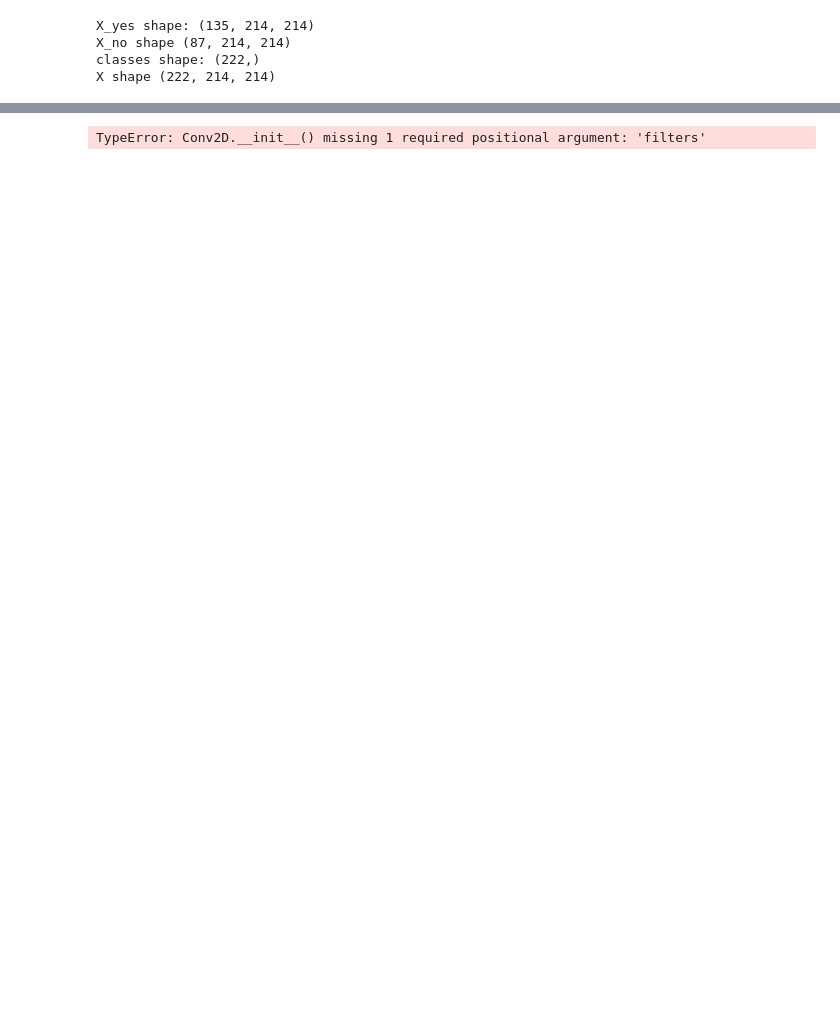
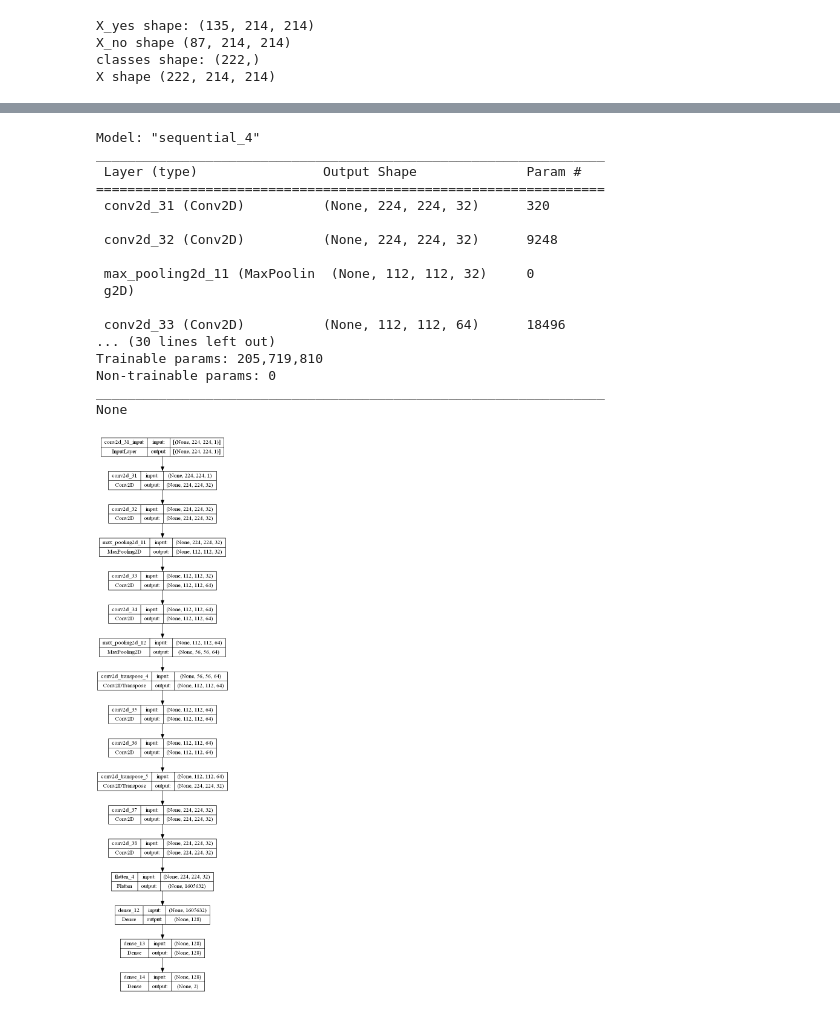
Before and after one commit to BittingBarracuda/BTD_Python, a Jupyter notebook: nn2_train.ipynb, the cells around one changed output, grey strips where cells are left out. Drawn from its saved outputs; the diff is of its cells as text; code cells hidden in the pictures; blank space fills up the shorter version.

```diff
--- a/nn2_train.ipynb
+++ b/nn2_train.ipynb
@@ -145,28 +153,47 @@ None
 # %%
 lu_net = keras.Sequential([
     # LAYER 1
     Conv2D(filters=32, kernel_size=(3, 3), strides=1, padding='same', input_shape=(SIZE_H, SIZE_V, 1), activation='elu'),
     Conv2D(filters=32, kernel_size=(3, 3), strides=1, padding='same', activation='elu'),
-    MaxPooling2D(pool_size=(3, 3), strides=2),
+    MaxPooling2D(pool_size=(2, 2), strides=2),
     # LAYER 2
     Conv2D(filters=64, kernel_size=(3, 3), strides=1, padding='same', activation='elu'),
     Conv2D(filters=64, kernel_size=(3, 3), strides=1, padding='same', activation='elu'),
-    MaxPooling2D(pool_size=(3, 3), strides=2),
+    MaxPooling2D(pool_size=(2, 2), strides=2),
     # LAYER 3
     Conv2DTranspose(filters=64, kernel_size=(2, 2), strides=2, padding='same', activation='elu'),
     Conv2D(filters=64, kernel_size=(3, 3), strides=1, padding='same', activation='elu'),
     Conv2D(filters=64, kernel_size=(3, 3), strides=1, padding='same', activation='elu'),
     # LAYER 4
     Conv2DTranspose(filters=32, kernel_size=(2, 2), strides=2, padding='same', activation='elu'),
     Conv2D(filters=32, kernel_size=(3, 3), strides=1, padding='same', activation='elu'),
     Conv2D(filters=32, kernel_size=(3, 3), strides=1, padding='same', activation='elu'),
     # Fully connected layers
     Flatten(),
     Dense(units=128, activation='sigmoid'),
     Dense(units=128, activation='sigmoid'),
     # OUTPUT
     Dense(units=N_CLASSES, activation='sigmoid')
 ])
+
 print(lu_net.summary())
+plot_model(lu_net, show_shapes=True, show_layer_names=True)
 # %% [output]
-TypeError: Conv2D.__init__() missing 1 required positional argument: 'filters'
+Model: "sequential_4"
+_________________________________________________________________
+ Layer (type)                Output Shape              Param #
+=================================================================
+ conv2d_31 (Conv2D)          (None, 224, 224, 32)      320
+
+ conv2d_32 (Conv2D)          (None, 224, 224, 32)      9248
+
+ max_pooling2d_11 (MaxPoolin  (None, 112, 112, 32)     0
+ g2D)
+
+ conv2d_33 (Conv2D)          (None, 112, 112, 64)      18496
+... (30 lines left out)
+Trainable params: 205,719,810
+Non-trainable params: 0
+_________________________________________________________________
+None
+[figure, added]
```
Also changed, not shown: parts of 4 cells of this notebook, 1 other file.
